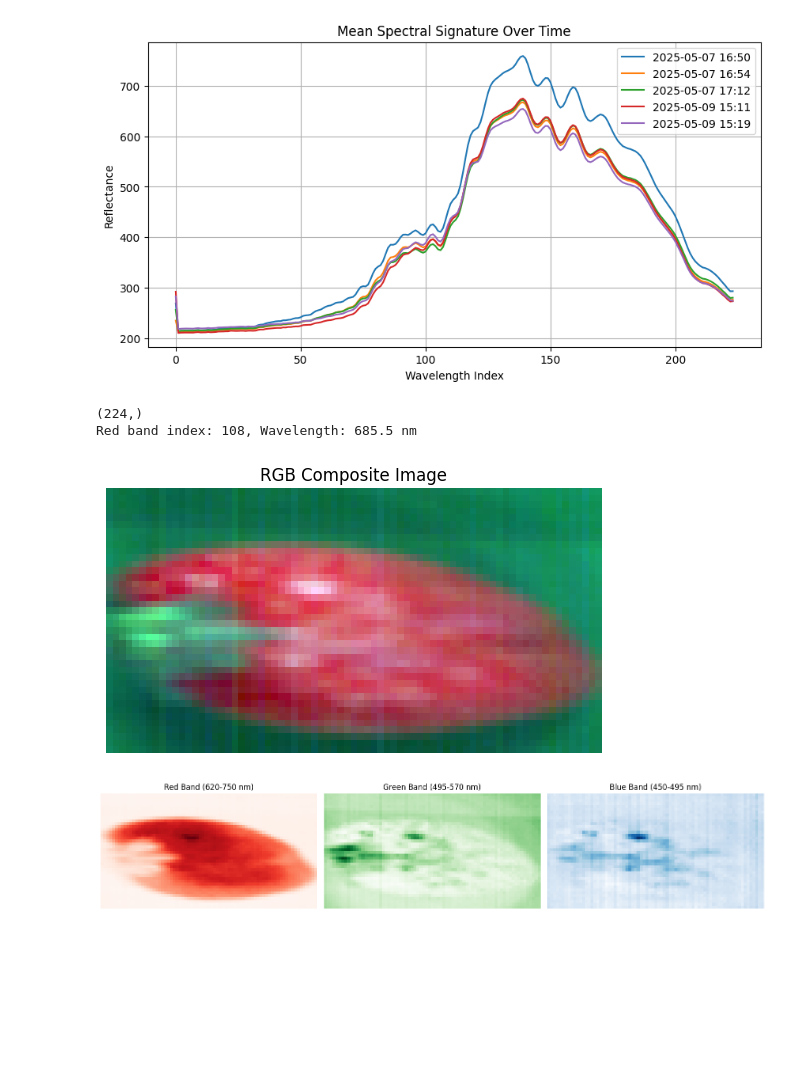
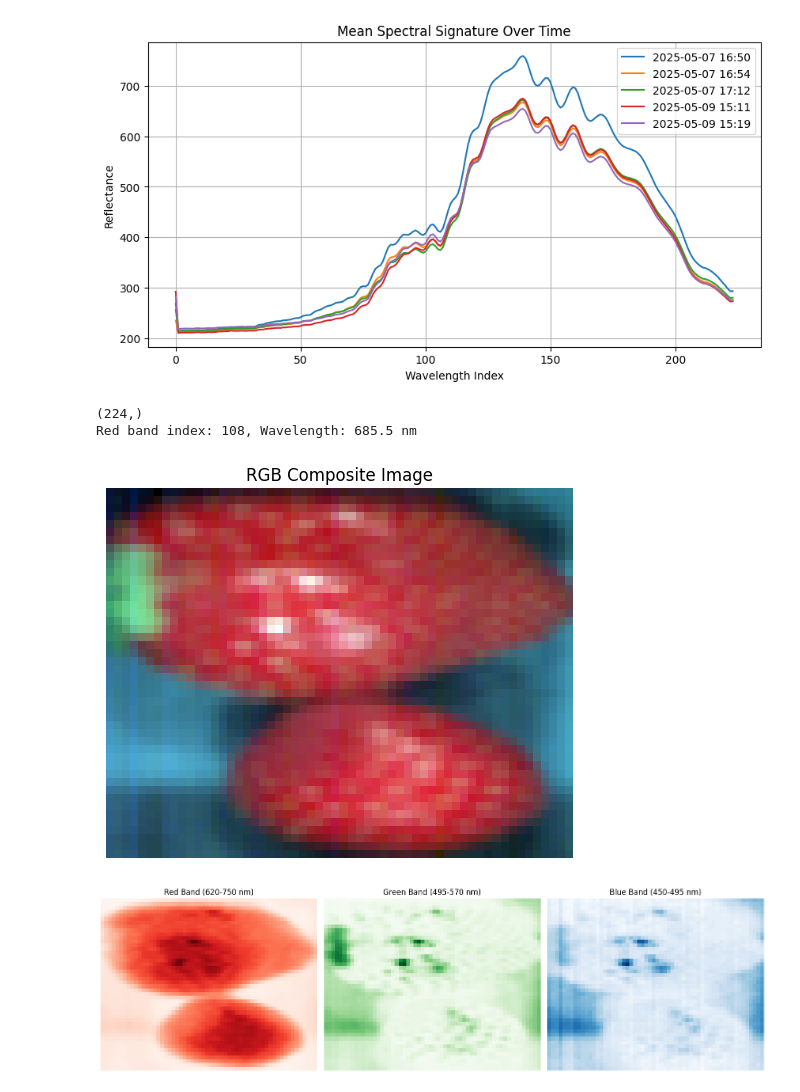
Before and after one commit to Hezengin/HSI-Sortingsystem, a Jupyter notebook: hsi_data_analysis.ipynb, the cells around one changed output. Saved outputs shown, nothing was run; the diff lists cells and outputs as text; code cells hidden in the pictures; blank space fills up the shorter version.

```diff
--- a/hsi_data_analysis.ipynb
+++ b/hsi_data_analysis.ipynb
@@ -38,7 +54,9 @@ Minimum value in the cube 2: 16
 # %%
 # Extract a single pixel's spectral data
-pixel_y = 164
-pixel_x = 146
+width, bands, height = data_cubes[2].shape
+
+pixel_y = width // 2
+pixel_x = height // 2
 
 pixel_data = cube[
     pixel_y:pixel_y+1,
@@ -240,13 +258,13 @@ print(f"Red band index: {red_band_index}, Wavelength: {bands[red_band_index]} nm
 # endregion Datacube 00 - All Strawberries
 
 # region Datacube 01 - Single Strawberry
-cube = data_cubes[1]  # Use the first data cube for processing
+cube = data_cubes[3]  # Use the first data cube for processing
 
 
 # Crop the data cube and generate the RGB composite
-cropped_cube = crop_data_cube(cube)
-rgb_composite = generate_rgb_composite(cropped_cube, bands)
-red_channel_data = cropped_cube[:, red_band_index, :]
+# cropped_cube = crop_data_cube(cube)
+rgb_composite = generate_rgb_composite(cube, bands)
+red_channel_data = cube[:, red_band_index, :]
 
 # plot the RGB composite image
 plt.imshow(rgb_composite)
@@ -267,8 +285,8 @@ green_band_index = np.argmin(np.abs(bands - np.mean(green_range)))
 blue_band_index = np.argmin(np.abs(bands - np.mean(blue_range)))
 
 # Extract data for each band
-green_channel_data = cropped_cube[:, green_band_index, :]
-blue_channel_data = cropped_cube[:, blue_band_index, :]
+green_channel_data = cube[:, green_band_index, :]
+blue_channel_data = cube[:, blue_band_index, :]
 
 # Plot the Red, Green, and Blue band images
 plt.figure(figsize=(15, 5))
@@ -316,35 +334,35 @@ plt.show()
 # print(f"Box coordinates in pixel space: x({box_x_start}:{box_x_end}), y({box_y_start}:{box_y_end})")
 
 # # Plot the red channel data with ROI box
 # plt.imshow(red_channel_data, cmap='Reds')
 # plt.title("Red Channel Data")
 # plt.gca().add_patch(plt.Rectangle((roi_x, roi_y), roi_width, roi_height,
 #                                    edgecolor='blue', facecolor='none', linewidth=2))
 # plt.axis("off")
 # plt.show()
 
 # # Display the RGB composite image with ROI box
 # plt.imshow(rgb_composite)
 # plt.title("RGB Composite Image")
 # plt.gca().add_patch(plt.Rectangle((roi_x, roi_y), roi_width, roi_height,
 #                                    edgecolor='blue', facecolor='none', linewidth=2))
 # plt.axis("off")
 # plt.show()
 
 # endregion
 
 # region Save numpy
 # # Show the red_band_data_no_background numpy array
 # print(red_band_data_no_background)
 # # Save the modified data cube
 # output_filename = "red_band_data_no_background.npy"
 # np.save(output_filename, red_band_data_no_background)
 # endregion Save numpy
 # %% [output]
 (224,)
 Red band index: 108, Wavelength: 685.5 nm
-[figure, old version]
+[figure, new version]
-[figure, old version]
+[figure, new version]
 # %%
 import numpy as np
 import matplotlib.pyplot as plt
```
Also changed, not shown: parts of 7 cells of this notebook.
